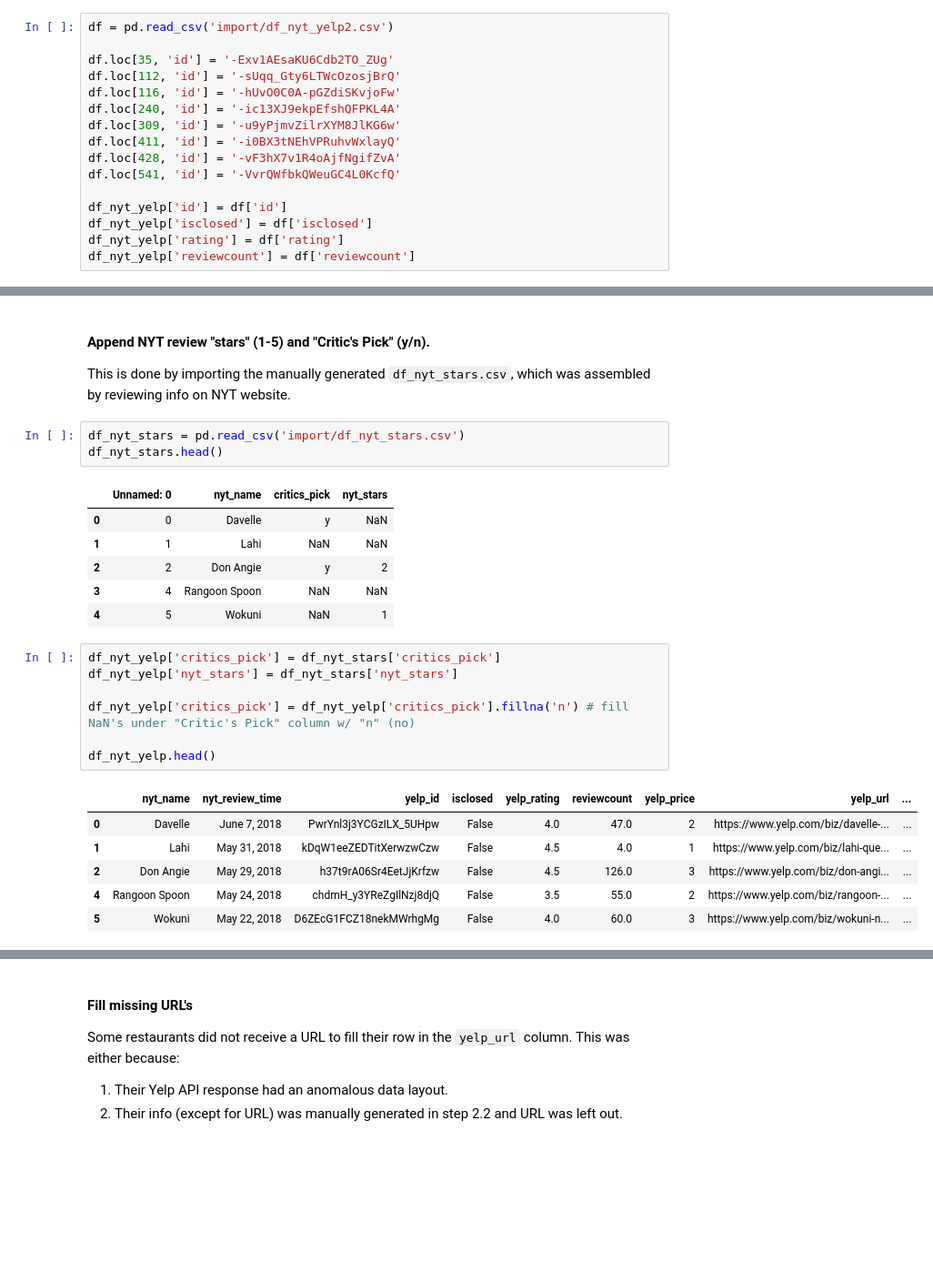
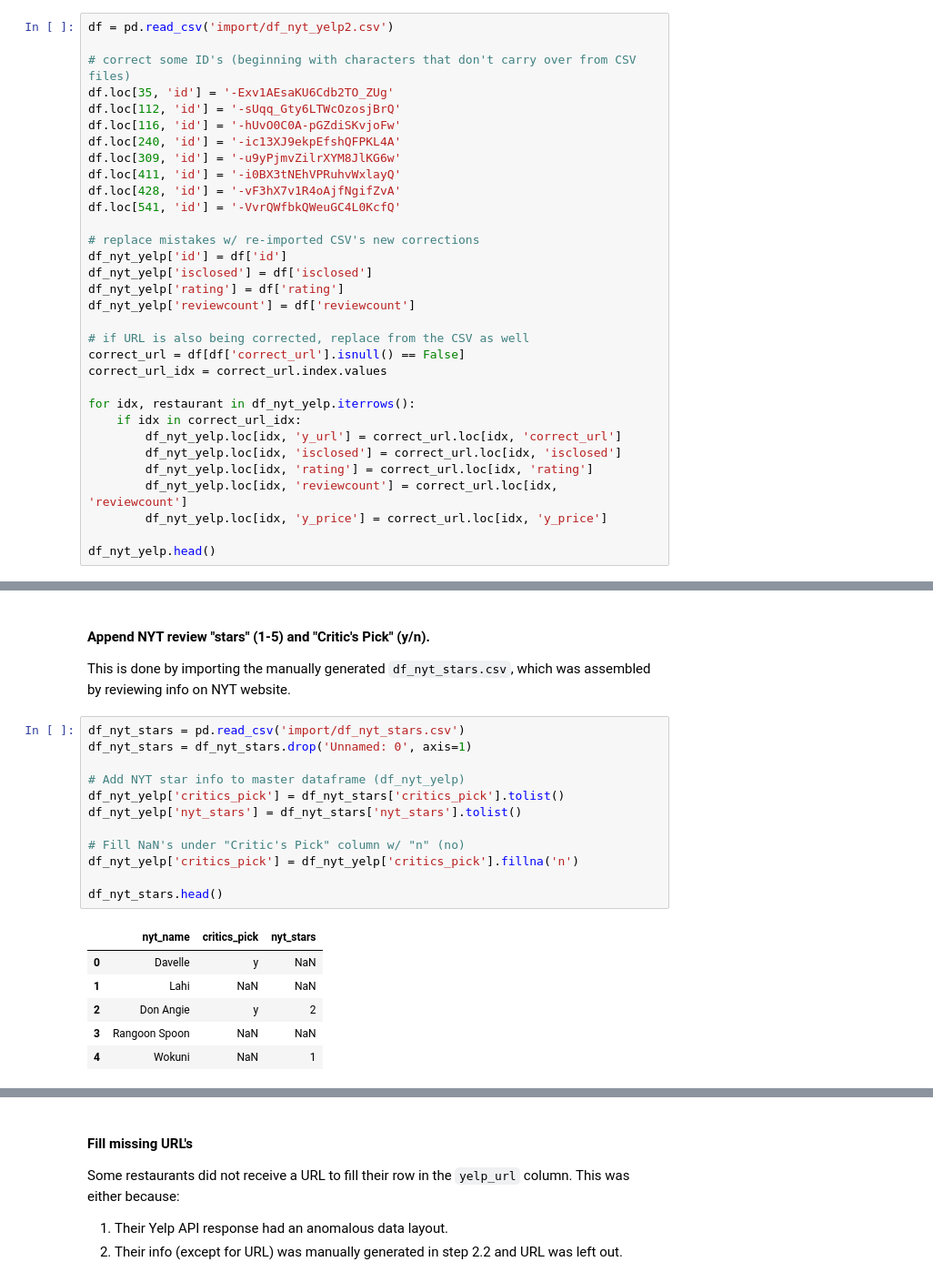
Before and after one commit to diana-xie/yelp-nyt-NLP, a Jupyter notebook: data_wrangling.ipynb, the cells around one changed output, grey strips where cells are left out. Shown at 91% size. Drawn from its saved outputs; the diff is of its cells as text; blank space fills up the shorter version.

```diff
--- a/data_wrangling.ipynb
+++ b/data_wrangling.ipynb
@@ -168,6 +170,7 @@ Edited errors manually in Excel sheet and renamed `df_nyt_yelp2.csv`, to import
 # %%
 df = pd.read_csv('import/df_nyt_yelp2.csv')
 
+# correct some ID's (beginning with characters that don't carry over from CSV files)
 df.loc[35, 'id'] = '-Exv1AEsaKU6Cdb2TO_ZUg'
 df.loc[112, 'id'] = '-sUqq_Gty6LTWcOzosjBrQ'
 df.loc[116, 'id'] = '-hUvO0C0A-pGZdiSKvjoFw'
@@ -177,7 +180,22 @@ df.loc[411, 'id'] = '-i0BX3tNEhVPRuhvWxlayQ'
 df.loc[428, 'id'] = '-vF3hX7v1R4oAjfNgifZvA'
 df.loc[541, 'id'] = '-VvrQWfbkQWeuGC4L0KcfQ'
 
+# replace mistakes w/ re-imported CSV's new corrections
 df_nyt_yelp['id'] = df['id']
 df_nyt_yelp['isclosed'] = df['isclosed']
 df_nyt_yelp['rating'] = df['rating']
 df_nyt_yelp['reviewcount'] = df['reviewcount']
+
+# if URL is also being corrected, replace from the CSV as well
+correct_url = df[df['correct_url'].isnull() == False]
+correct_url_idx = correct_url.index.values
+
+for idx, restaurant in df_nyt_yelp.iterrows():
+    if idx in correct_url_idx:
+        df_nyt_yelp.loc[idx, 'y_url'] = correct_url.loc[idx, 'correct_url']
+        df_nyt_yelp.loc[idx, 'isclosed'] = correct_url.loc[idx, 'isclosed']
+        df_nyt_yelp.loc[idx, 'rating'] = correct_url.loc[idx, 'rating']
+        df_nyt_yelp.loc[idx, 'reviewcount'] = correct_url.loc[idx, 'reviewcount']
+        df_nyt_yelp.loc[idx, 'y_price'] = correct_url.loc[idx, 'y_price']
+
+df_nyt_yelp.head()
@@ -211,27 +235,22 @@ df_nyt_yelp.head()
 #### Append NYT review "stars" (1-5) and "Critic's Pick" (y/n).
 
 This is done by importing the manually generated `df_nyt_stars.csv`, which was assembled by reviewing info on NYT website.
-# %%
-df_nyt_stars = pd.read_csv('import/df_nyt_stars.csv')
-df_nyt_stars.head()
-# %% [output]
-|  | Unnamed: 0 | nyt_name | critics_pick | nyt_stars |
-| 0 | 0 | Davelle | y | NaN |
-| 1 | 1 | Lahi | NaN | NaN |
-| 2 | 2 | Don Angie | y | 2 |
-| 3 | 4 | Rangoon Spoon | NaN | NaN |
-| 4 | 5 | Wokuni | NaN | 1 |
 # %%
-df_nyt_yelp['critics_pick'] = df_nyt_stars['critics_pick']
-df_nyt_yelp['nyt_stars'] = df_nyt_stars['nyt_stars']
+df_nyt_stars = pd.read_csv('import/df_nyt_stars.csv')
+df_nyt_stars = df_nyt_stars.drop('Unnamed: 0', axis=1)
 
-df_nyt_yelp['critics_pick'] = df_nyt_yelp['critics_pick'].fillna('n') # fill NaN's under "Critic's Pick" column w/ "n" (no)
+# Add NYT star info to master dataframe (df_nyt_yelp)
+df_nyt_yelp['critics_pick'] = df_nyt_stars['critics_pick'].tolist()
+df_nyt_yelp['nyt_stars'] = df_nyt_stars['nyt_stars'].tolist()
 
-df_nyt_yelp.head()
+# Fill NaN's under "Critic's Pick" column w/ "n" (no)
+df_nyt_yelp['critics_pick'] = df_nyt_yelp['critics_pick'].fillna('n')
+
+df_nyt_stars.head()
 # %% [output]
-|  | nyt_name | nyt_review_time | yelp_id | isclosed | yelp_rating | reviewcount | yelp_price | yelp_url | ... |
-| 0 | Davelle | June 7, 2018 | PwrYnl3j3YCGzILX_5UHpw | False | 4.0 | 47.0 | 2 | https://www.yelp.com/biz/davelle-... | ... |
-| 1 | Lahi | May 31, 2018 | kDqW1eeZEDTitXerwzwCzw | False | 4.5 | 4.0 | 1 | https://www.yelp.com/biz/lahi-que... | ... |
-| 2 | Don Angie | May 29, 2018 | h37t9rA06Sr4EetJjKrfzw | False | 4.5 | 126.0 | 3 | https://www.yelp.com/biz/don-angi... | ... |
-| 4 | Rangoon Spoon | May 24, 2018 | chdmH_y3YReZgIlNzj8djQ | False | 3.5 | 55.0 | 2 | https://www.yelp.com/biz/rangoon-... | ... |
-| 5 | Wokuni | May 22, 2018 | D6ZEcG1FCZ18nekMWrhgMg | False | 4.0 | 60.0 | 3 | https://www.yelp.com/biz/wokuni-n... | ... |
+|  | nyt_name | critics_pick | nyt_stars |
+| 0 | Davelle | y | NaN |
+| 1 | Lahi | NaN | NaN |
+| 2 | Don Angie | y | 2 |
+| 3 | Rangoon Spoon | NaN | NaN |
+| 4 | Wokuni | NaN | 1 |
```
Also changed, not shown: parts of 56 cells of this notebook, 1 other file.
